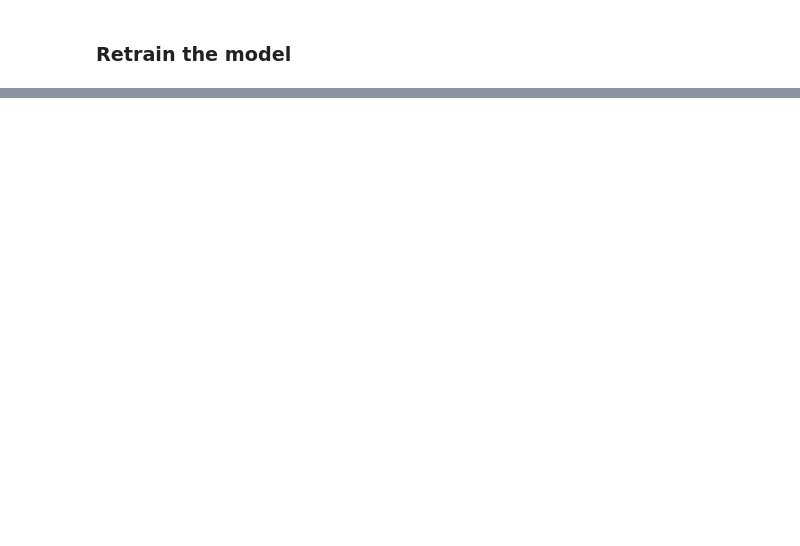
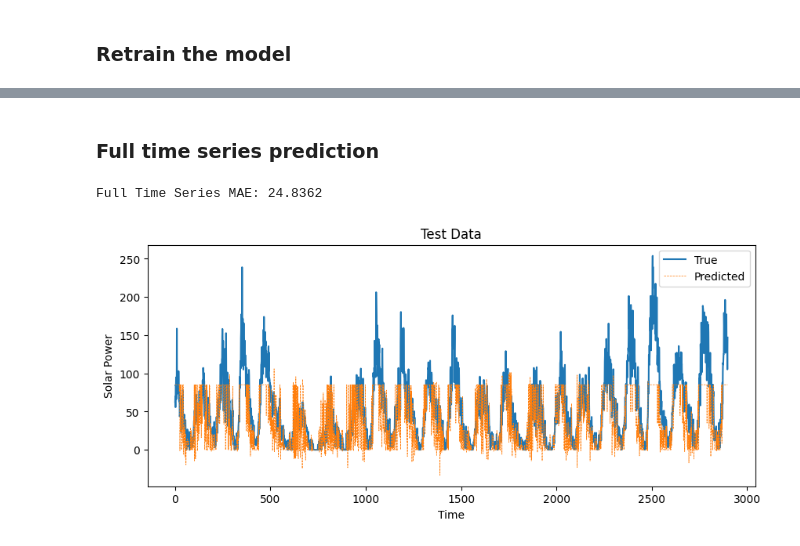
Before and after one commit to francealip/cns_lab, a Jupyter notebook: LAB1/liquid_state_machine/main.ipynb, the cells around one changed output, grey strips where cells are left out. Saved outputs shown, nothing was run; the diff lists cells and outputs as text; code cells hidden in the pictures; blank space fills up the shorter version.

```diff
--- a/LAB1/liquid_state_machine/main.ipynb
+++ b/LAB1/liquid_state_machine/main.ipynb
@@ -227,0 +188,13 @@ Test MAE: 50.0717
+# %% [markdown]
+### Full time series prediction
+# %%
+u_full = np.concatenate((u_train, u_val, u_test))
+y_full = np.concatenate((y_train, y_val, y_test))
+
+full_pred = best_model.predict(u_full)
+print(f'Full Time Series MAE: {best_model.evaluate(y_full, full_pred):.4f}')
+
+plot_distances(y_full, full_pred, tspan, 'Test Data')
+# %% [output]
+Full Time Series MAE: 24.8362
+[figure, added]
```
Also changed, not shown: parts of 8 cells of this notebook, 1 other file.
